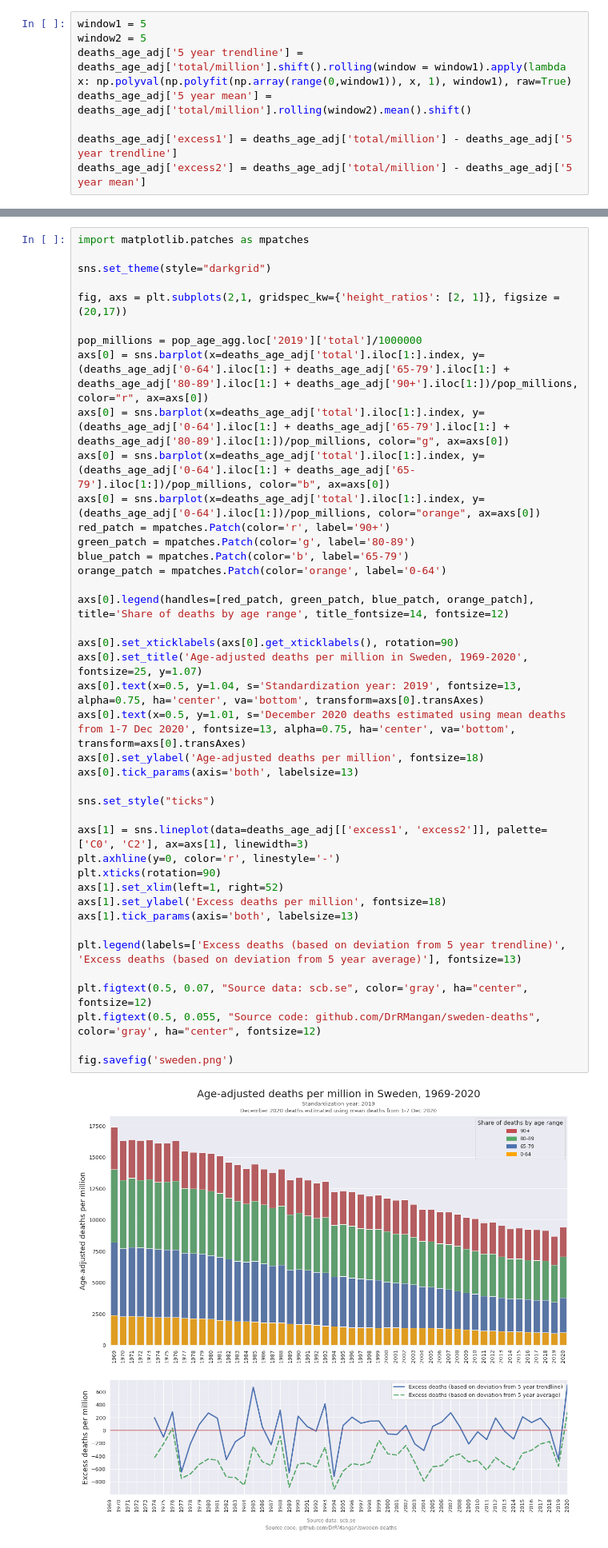
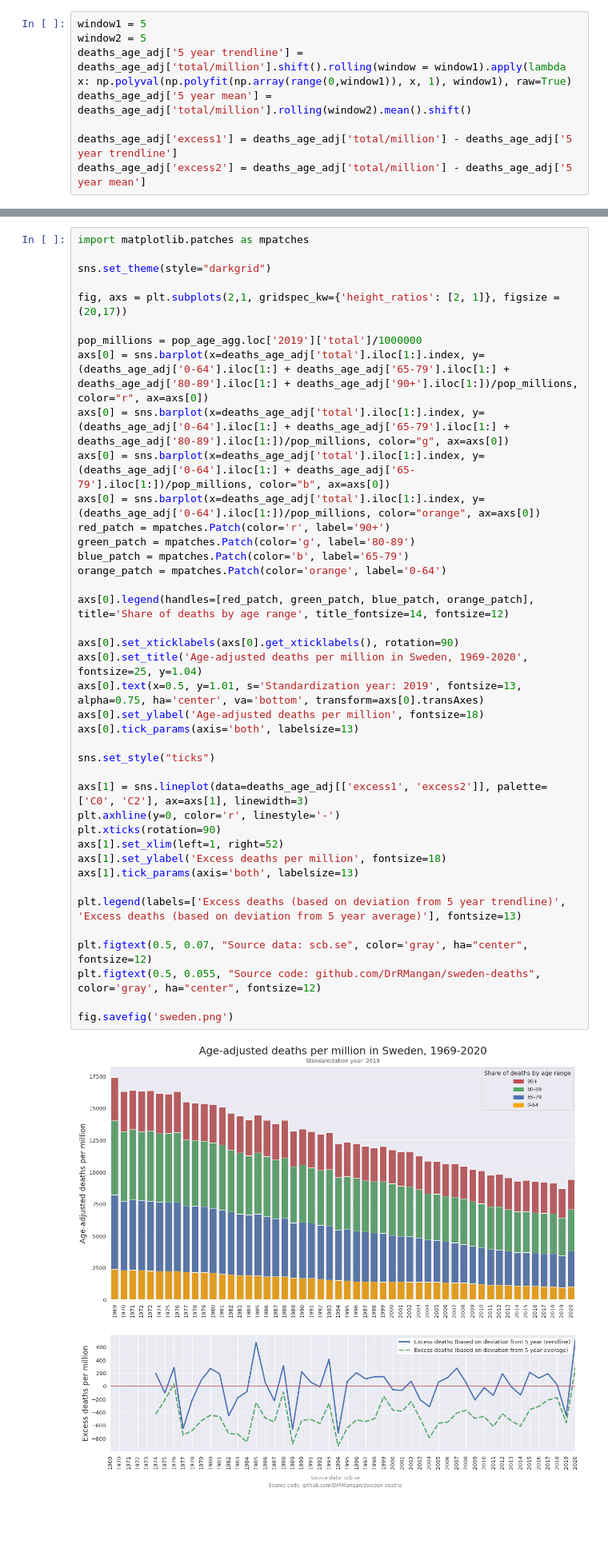
Before and after one commit to DrRMangan/sweden-deaths, a Jupyter notebook: sweden.ipynb, the cells around one changed output, grey strips where cells are left out. Shown: that part at 80% size. Cells and saved outputs as stored; diff of their text form; blank space fills up the shorter version.

```diff
--- a/sweden.ipynb
+++ b/sweden.ipynb
@@ -135,37 +135,36 @@ axs[0] = sns.barplot(x=deaths_age_adj['total'].iloc[1:].index, y=(deaths_age_adj
 axs[0] = sns.barplot(x=deaths_age_adj['total'].iloc[1:].index, y=(deaths_age_adj['0-64'].iloc[1:] + deaths_age_adj['65-79'].iloc[1:] + deaths_age_adj['80-89'].iloc[1:])/pop_millions, color="g", ax=axs[0])
 axs[0] = sns.barplot(x=deaths_age_adj['total'].iloc[1:].index, y=(deaths_age_adj['0-64'].iloc[1:] + deaths_age_adj['65-79'].iloc[1:])/pop_millions, color="b", ax=axs[0])
 axs[0] = sns.barplot(x=deaths_age_adj['total'].iloc[1:].index, y=(deaths_age_adj['0-64'].iloc[1:])/pop_millions, color="orange", ax=axs[0])
 red_patch = mpatches.Patch(color='r', label='90+')
 green_patch = mpatches.Patch(color='g', label='80-89')
 blue_patch = mpatches.Patch(color='b', label='65-79')
 orange_patch = mpatches.Patch(color='orange', label='0-64')
 
 axs[0].legend(handles=[red_patch, green_patch, blue_patch, orange_patch], title='Share of deaths by age range', title_fontsize=14, fontsize=12)
 
 axs[0].set_xticklabels(axs[0].get_xticklabels(), rotation=90)
-axs[0].set_title('Age-adjusted deaths per million in Sweden, 1969-2020', fontsize=25, y=1.07)
-axs[0].text(x=0.5, y=1.04, s='Standardization year: 2019', fontsize=13, alpha=0.75, ha='center', va='bottom', transform=axs[0].transAxes)
-axs[0].text(x=0.5, y=1.01, s='December 2020 deaths estimated using mean deaths from 1-7 Dec 2020', fontsize=13, alpha=0.75, ha='center', va='bottom', transform=axs[0].transAxes)
+axs[0].set_title('Age-adjusted deaths per million in Sweden, 1969-2020', fontsize=25, y=1.04)
+axs[0].text(x=0.5, y=1.01, s='Standardization year: 2019', fontsize=13, alpha=0.75, ha='center', va='bottom', transform=axs[0].transAxes)
 axs[0].set_ylabel('Age-adjusted deaths per million', fontsize=18)
 axs[0].tick_params(axis='both', labelsize=13)
 
 sns.set_style("ticks")
 
 axs[1] = sns.lineplot(data=deaths_age_adj[['excess1', 'excess2']], palette=['C0', 'C2'], ax=axs[1], linewidth=3)
 plt.axhline(y=0, color='r', linestyle='-')
 plt.xticks(rotation=90)
 axs[1].set_xlim(left=1, right=52)
 axs[1].set_ylabel('Excess deaths per million', fontsize=18)
 axs[1].tick_params(axis='both', labelsize=13)
 
 plt.legend(labels=['Excess deaths (based on deviation from 5 year trendline)', 'Excess deaths (based on deviation from 5 year average)'], fontsize=13)
 
 plt.figtext(0.5, 0.07, "Source data: scb.se", color='gray', ha="center", fontsize=12)
 plt.figtext(0.5, 0.055, "Source code: github.com/DrRMangan/sweden-deaths", color='gray', ha="center", fontsize=12)
 
 fig.savefig('sweden.png')
 # %% [output]
-[figure, old version]
+[figure, new version]
 # %%
 deaths_age_agg_2year = deaths_age_agg + deaths_age_agg.shift()
 deaths_age_adj_2year = (deaths_age_agg_2year/pop_age_agg)*pop_age_agg.loc['2020']
```
Also changed, not shown: parts of 1 cell of this notebook.
